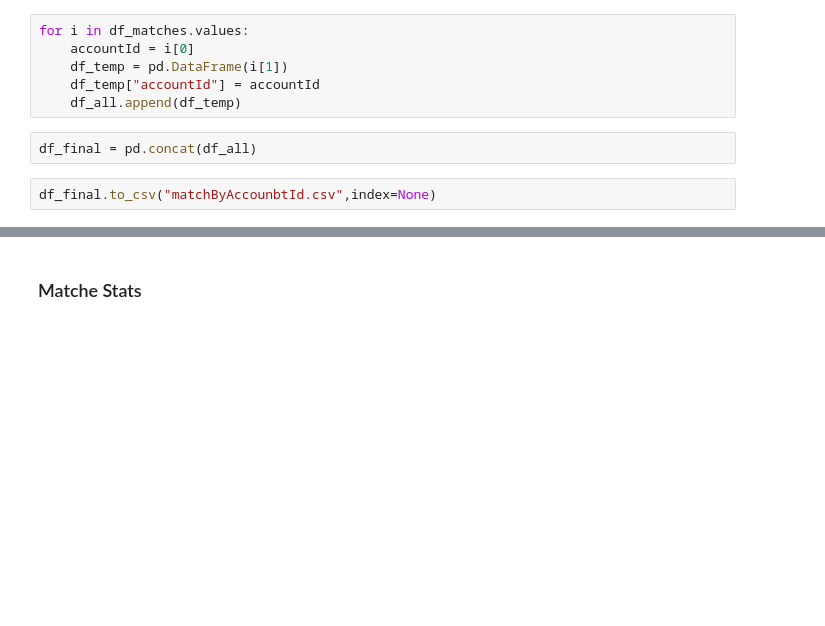
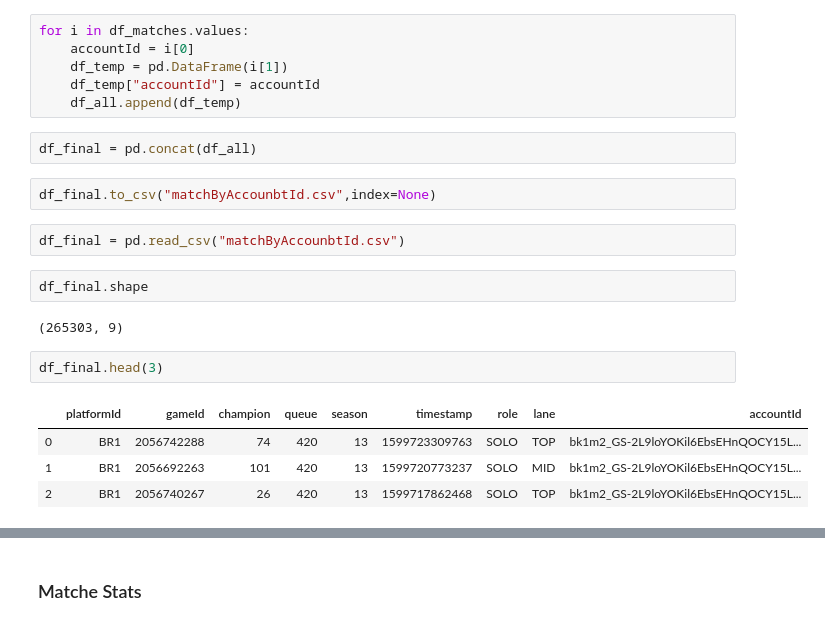
Before and after one commit to rcs8/PredictLolWins, a Jupyter notebook: Crawler Data.ipynb, the cells around one changed output, grey strips where cells are left out. Saved outputs shown, nothing was run; the diff lists cells and outputs as text; blank space fills up the shorter version.

```diff
--- a/Crawler Data.ipynb
+++ b/Crawler Data.ipynb
@@ -237,3 +212,16 @@ for i in df_matches.values:
 df_final = pd.concat(df_all)
 # %%
 df_final.to_csv("matchByAccounbtId.csv",index=None)
+# %%
+df_final = pd.read_csv("matchByAccounbtId.csv")
+# %%
+df_final.shape
+# %% [output]
+(265303, 9)
+# %%
+df_final.head(3)
+# %% [output]
+|  | platformId | gameId | champion | queue | season | timestamp | role | lane | accountId |
+| 0 | BR1 | 2056742288 | 74 | 420 | 13 | 1599723309763 | SOLO | TOP | bk1m2_GS-2L9loYOKil6EbsEHnQOCY15L... |
+| 1 | BR1 | 2056692263 | 101 | 420 | 13 | 1599720773237 | SOLO | MID | bk1m2_GS-2L9loYOKil6EbsEHnQOCY15L... |
+| 2 | BR1 | 2056740267 | 26 | 420 | 13 | 1599717862468 | SOLO | TOP | bk1m2_GS-2L9loYOKil6EbsEHnQOCY15L... |
```
Also changed, not shown: parts of 19 cells of this notebook, 4 other files.
